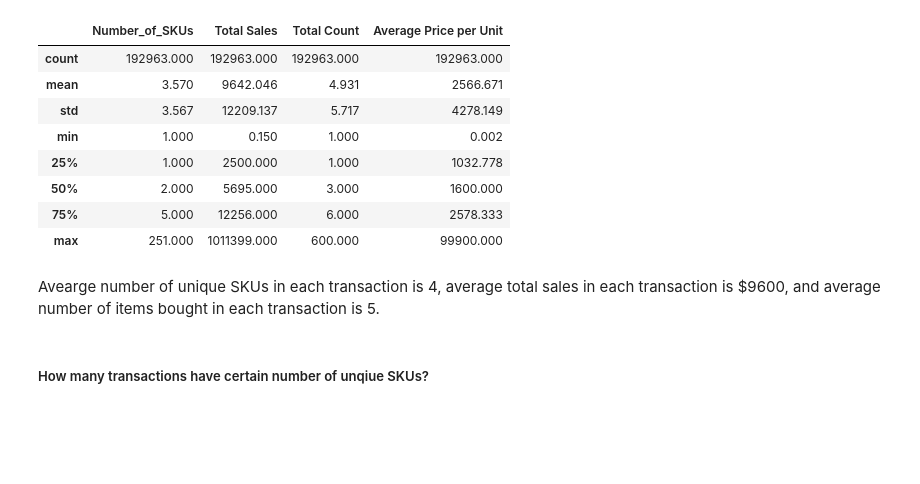
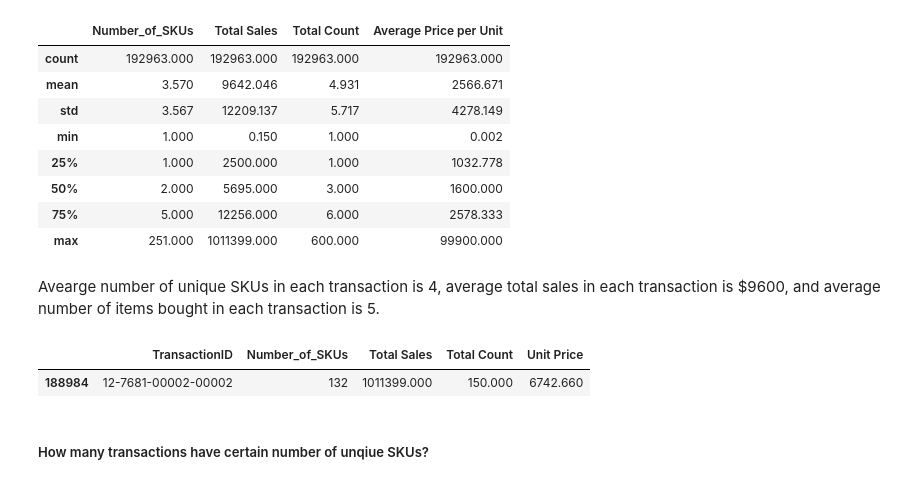
Before and after one commit to WorgenZhang/Retail-Project, a Jupyter notebook: EDA.ipynb, the cells around one changed output. Drawn from its saved outputs; the diff is of its cells as text; code cells hidden in the pictures; blank space fills up the shorter version.

```diff
--- a/EDA.ipynb
+++ b/EDA.ipynb
@@ -368,6 +391,11 @@ df3.describe()
 | max | 251.000 | 1011399.000 | 600.000 | 99900.000 |
 # %% [markdown]
 Avearge number of unique SKUs in each transaction is 4, average total sales in each transaction is $9600, and average number of items bought in each transaction is 5.
+# %%
+df3[df3['Total Sales']==1011399]
+# %% [output]
+|  | TransactionID | Number_of_SKUs | Total Sales | Total Count | Unit Price |
+| 188984 | 12-7681-00002-00002 | 132 | 1011399.000 | 150.000 | 6742.660 |
 # %% [markdown]
 ##### How many transactions have certain number of unqiue SKUs?
 # %%
```
Also changed, not shown: parts of 6 cells of this notebook.
